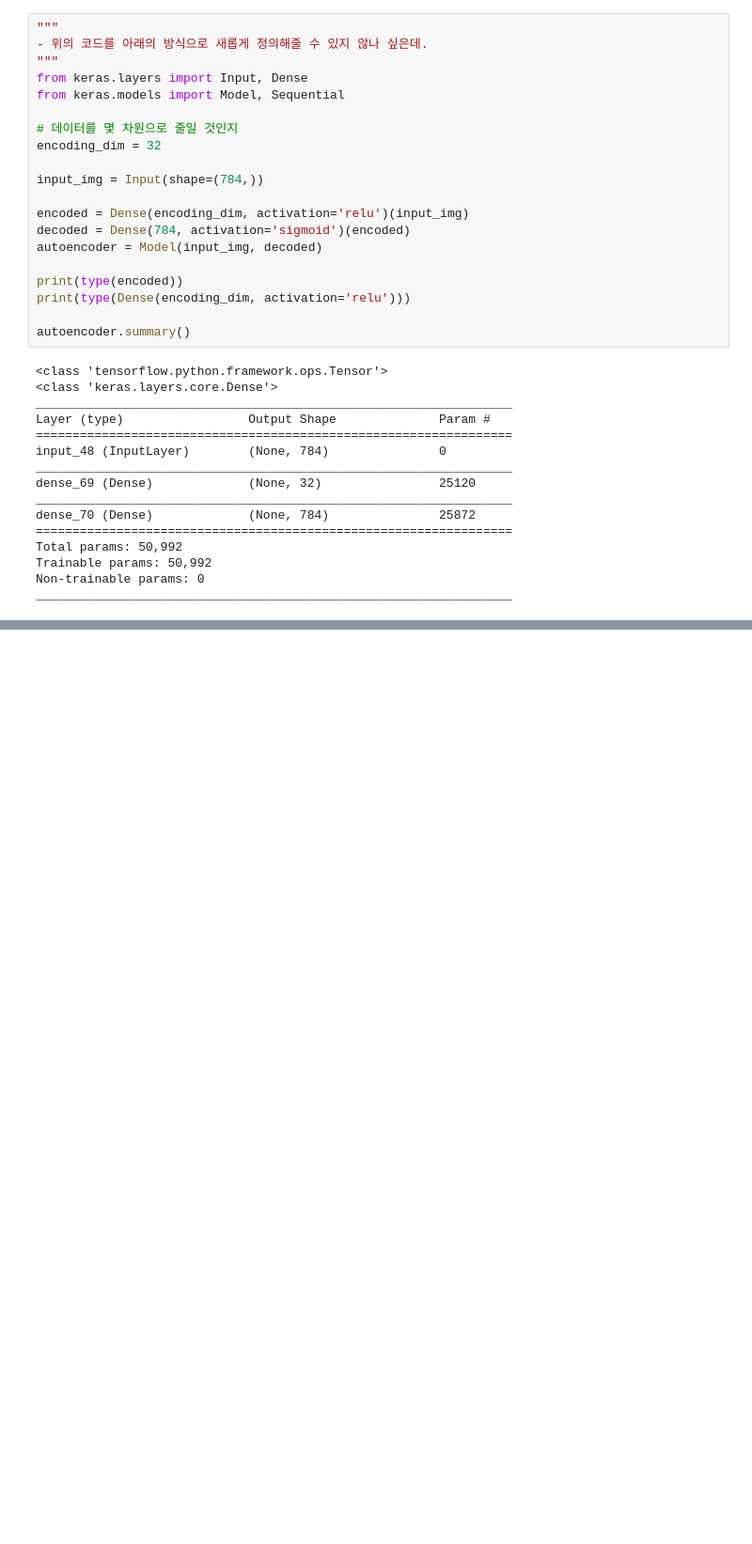
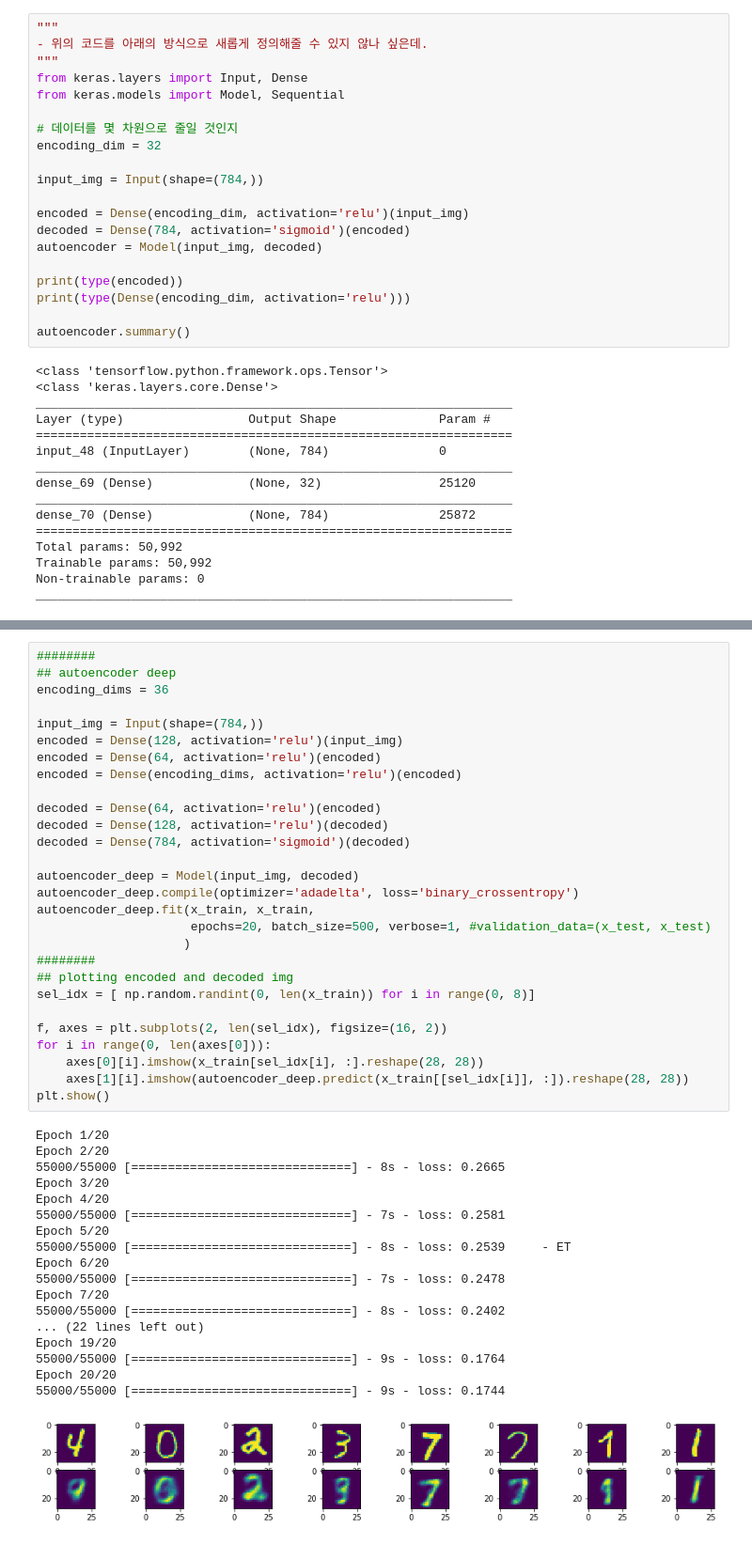
Before and after one commit to frhyme/frhyme.github.io, a Jupyter notebook: _posts/personal_ipynb/180624-autoencoder.ipynb, the cells around one changed output, grey strips where cells are left out. Shown at 94% size. Drawn from its saved outputs; the diff is of its cells as text; blank space fills up the shorter version.

```diff
--- a/_posts/personal_ipynb/180624-autoencoder.ipynb
+++ b/_posts/personal_ipynb/180624-autoencoder.ipynb
@@ -94,0 +162,47 @@ _________________________________________________________________
+# %%
+########
+## autoencoder deep
+encoding_dims = 36
+
+input_img = Input(shape=(784,))
+encoded = Dense(128, activation='relu')(input_img)
+encoded = Dense(64, activation='relu')(encoded)
+encoded = Dense(encoding_dims, activation='relu')(encoded)
+
+decoded = Dense(64, activation='relu')(encoded)
+decoded = Dense(128, activation='relu')(decoded)
+decoded = Dense(784, activation='sigmoid')(decoded)
+
+autoencoder_deep = Model(input_img, decoded)
+autoencoder_deep.compile(optimizer='adadelta', loss='binary_crossentropy')
+autoencoder_deep.fit(x_train, x_train,
+                     epochs=20, batch_size=500, verbose=1, #validation_data=(x_test, x_test)
+                    )
+########
+## plotting encoded and decoded img
+sel_idx = [ np.random.randint(0, len(x_train)) for i in range(0, 8)]
+
+f, axes = plt.subplots(2, len(sel_idx), figsize=(16, 2))
+for i in range(0, len(axes[0])):
+    axes[0][i].imshow(x_train[sel_idx[i], :].reshape(28, 28))
+    axes[1][i].imshow(autoencoder_deep.predict(x_train[[sel_idx[i]], :]).reshape(28, 28))
+plt.show()
+# %% [output]
+Epoch 1/20
+Epoch 2/20
+55000/55000 [==============================] - 8s - loss: 0.2665
+Epoch 3/20
+Epoch 4/20
+55000/55000 [==============================] - 7s - loss: 0.2581
+Epoch 5/20
+55000/55000 [==============================] - 8s - loss: 0.2539     - ET
+Epoch 6/20
+55000/55000 [==============================] - 7s - loss: 0.2478
+Epoch 7/20
+55000/55000 [==============================] - 8s - loss: 0.2402
+... (22 lines left out)
+Epoch 19/20
+55000/55000 [==============================] - 9s - loss: 0.1764
+Epoch 20/20
+55000/55000 [==============================] - 9s - loss: 0.1744
+[figure, added]
```
Also changed, not shown: parts of 5 cells of this notebook, 6 other files.
